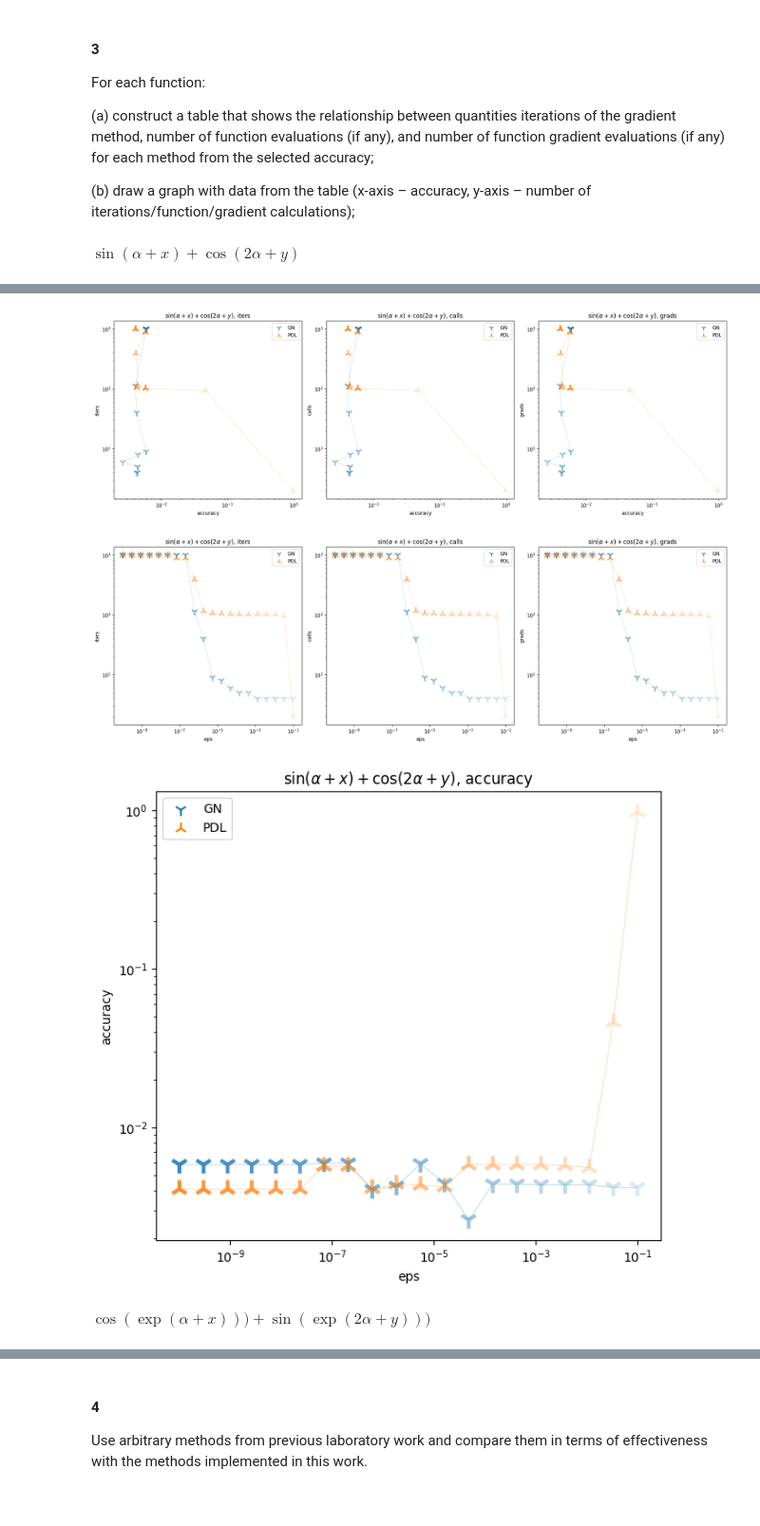
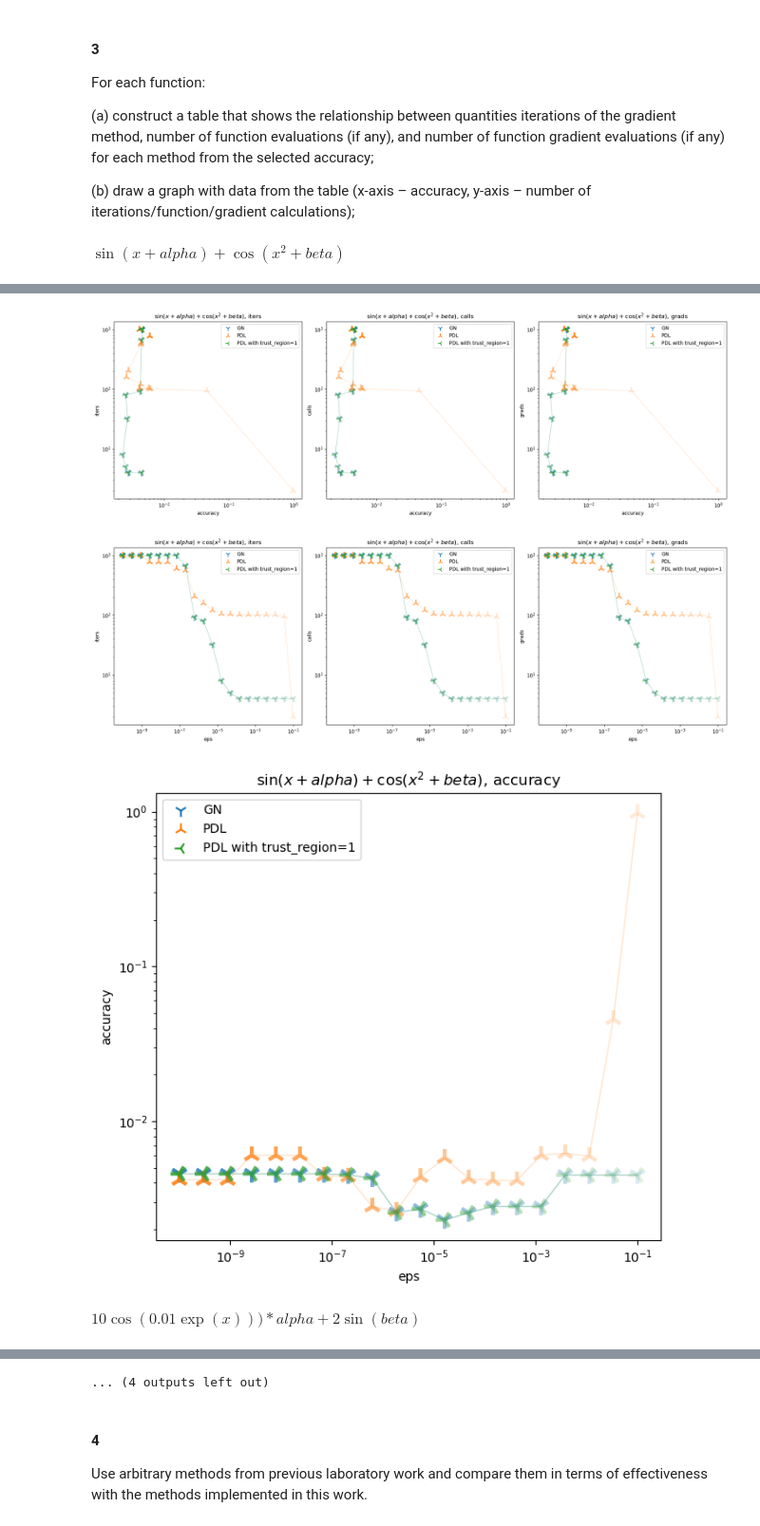
Before and after one commit to ricet8ur/optimization_labs, a Jupyter notebook: 5/quasi-newton_methods.ipynb, the cells around one changed output, grey strips where cells are left out. Shown at 95% size. Drawn from its saved outputs; the diff is of its cells as text; code cells hidden in the pictures.

```diff
--- a/5/quasi-newton_methods.ipynb
+++ b/5/quasi-newton_methods.ipynb
@@ -244,7 +243,7 @@ def powell_dogleg_method(
     p = p0
     se_prev = np.inf
     for k in range(max_it):
-        trajectory.append(p)
+        trajectory.append(p.copy())
         iters+=1
         calls+=1
         # print(f(x,p))
@@ -342,12 +341,17 @@ For each function:
 # %%
 # a, b
 functions = [
-    (f_a, r"$\sin(\alpha+x)+\cos(2\alpha+y)$"),
-    (f_b, r"$\cos(\exp(\alpha+x)))+\sin(\exp(2\alpha+y)))$"),
+    (f_a, r"$\sin(x+alpha)+\cos(x^2+beta)$"),
+    (f_b, r"$10\cos(0.01\exp(x)))*alpha+2\sin(beta)$"),
 ]
+
+def powell_dogleg_method_high_trust(*args,trust_region:float=1,**kwargs):
+    return powell_dogleg_method(*args,trust_region=1,**kwargs)
+
 methods = [
     (gauss_newton_method, "GN"),
     (powell_dogleg_method, "PDL"),
+    (powell_dogleg_method_high_trust, "PDL with trust_region=1"),
 ]
 
 
@@ -387,8 +391,8 @@ def make_tables(
                 return np.sum((f(x,p)-y)**2)**0.5
             def plot_contours():
                 plt.title(f_name + ", " + method_name)
-                plt.xlabel("x")
-                plt.ylabel("y")
+                plt.xlabel(r"\alpha")
+                plt.ylabel(r"\alpha")
                 xl = np.linspace(xlim[0], xlim[1], n_countour_points)
                 yl = np.linspace(ylim[0], ylim[1], n_countour_points)
                 xw, yw = np.meshgrid(xl, yl)
@@ -427,7 +431,7 @@ def make_tables(
                         trajectory = np.array(trajectory)
                         xw, yw = trajectory.T[0], trajectory.T[1]
                         # print(x[0],y[0])
-                        xw, yw = xw[::5], yw[::5]
+                        # xw, yw = xw[::5], yw[::5]
                         c = [(q / len(xw)) ** 0.25 for q in range(len(xw))]
                         plt.plot(xw, yw, color="black", alpha=0.1)
                         plt.scatter(xw, yw, c=c, cmap="autumn")
@@ -590,4 +594,4 @@ def make_tables(
 
 make_tables(functions, methods, plot_tables=True)
 # %% [output]
-$\sin(\alpha+x)+\cos(2\alpha+y)$
+$\sin(x+alpha)+\cos(x^2+beta)$
@@ -613,4 +618,4 @@ $\sin(\alpha+x)+\cos(2\alpha+y)$
-[figure, old version]
-[figure, old version]
+[figure, new version]
-[figure, old version]
+[figure, new version]
+[figure, new version]
-$\cos(\exp(\alpha+x)))+\sin(\exp(2\alpha+y)))$
+$10\cos(0.01\exp(x)))*alpha+2\sin(beta)$
@@ -639,3 +625,4 @@ $\cos(\exp(\alpha+x)))+\sin(\exp(2\alpha+y)))$
+... (4 outputs left out)
 # %% [markdown]
 #### 4
 
```
Also changed, not shown: parts of 6 cells of this notebook.
